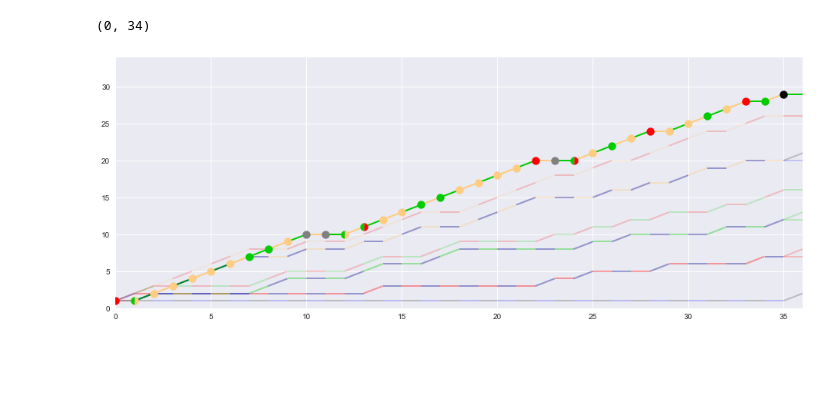
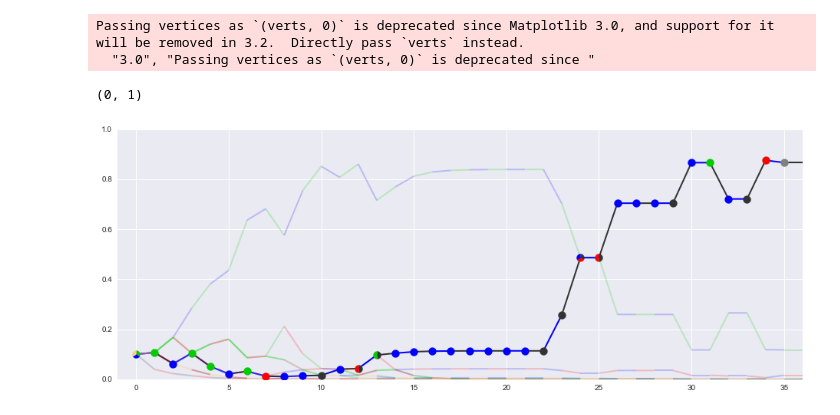
Before and after one commit to madrury/mtg-draftbot, a Jupyter notebook: draft-experiments.ipynb, the cells around one changed output. Drawn from its saved outputs; the diff is of its cells as text; code cells hidden in the pictures; blank space fills up the shorter version.

```diff
--- a/draft-experiments.ipynb
+++ b/draft-experiments.ipynb
@@ -29,14 +34,4 @@ def history_to_dataframe(history):
 # %%
-def make_archytype_color_mapping(alpha):
-    arch_color_mapping = {
-        'W': [1, 0.8, 0.5, alpha],
-        'U': [0, 0, 1, alpha],
-        'B': [0, 0, 0, alpha],
-        'R': [1, 0, 0, alpha],
-        'G': [0, 0.8, 0, alpha]
-    }
-    return arch_color_mapping
-
 def plot_alternating_color_line(ax, x, y, colors):
     points = np.array([x, y]).T.reshape(-1, 1, 2)
     segments = np.concatenate([points[:-1], points[1:]], axis=1)
@@ -48,10 +43,6 @@ def plot_alternating_color_line(ax, x, y, colors):
     lc.set_array(x)
     lc.set_linewidth(2)
     ax.add_collection(lc)
-
-def make_archytype_colors(arch, alpha=1):
-    arch_color_mapping = make_archytype_color_mapping(alpha)
-    return [arch_color_mapping[c] for c in arch]
 # %%
 def plot_color_identity_dot(ax, x, y, color_identity, alpha=1.0):
     arch_color_mapping = make_archytype_color_mapping(alpha)
@@ -60,44 +51,45 @@ def plot_color_identity_dot(ax, x, y, color_identity, alpha=1.0):
         ax.scatter(x, y, c=['grey'], s=100, zorder=2)
     if len(colors) == 1:
         ax.scatter(x, y, c=[colors[0]], s=100, zorder=2)
-    if len(colors) == 2:
+    if len(colors) >= 2:
         plot_two_color_dot(ax, x, y, colors)
 
 def plot_two_color_dot(ax, x, y, colors):
-    # First half circle.
-    xs = [0] + np.cos(np.linspace(np.pi / 2, 3 * np.pi / 2, 25)).tolist()
-    ys = [0] + np.sin(np.linspace(np.pi / 2, 3 * np.pi / 2, 25)).tolist()
-    xy1 = np.column_stack([xs, ys])
-    s1 = np.abs(xy1).max()
-    # Second half circle
-    xs = [0] + np.cos(np.linspace(3 * np.pi / 2, 5 * np.pi / 2, 25)).tolist()
-    ys = [0] + np.sin(np.linspace(3 * np.pi / 2, 5 * np.pi / 2, 25)).tolist()
-    xy2 = np.column_stack([xs, ys])
-    s2 = np.abs(xy2).max()
-    ax.scatter(x, y, marker=(xy1, 0), s=100, facecolor=colors[0], zorder=2)
-    ax.scatter(x, y, marker=(xy2, 0), s=100, facecolor=colors[1], zorder=2)
+    angles = list(np.linspace(start=0, stop=2*np.pi, num=(len(colors) + 1)))
+    begin_angles = angles[:-1]
+    end_angles = angles[1:]
+    for angle, end_angle, color in zip(begin_angles, end_angles, colors):
+        xs = [0] + np.sin(np.linspace(angle, end_angle, 25)).tolist()
+        ys = [0] + np.cos(np.linspace(angle, end_angle, 25)).tolist()
+        xy = np.column_stack([xs, ys])
+        ax.scatter(x, y, marker=(xy, 0), s=100, facecolor=color, zorder=2)
 # %%
 fig, ax = plt.subplots(figsize=(16, 6))
 
-history_df = history_to_dataframe(drafter._archytype_preferences_history)
+history_df = pd.DataFrame(drafter._archytype_preferences_history)
+history_df = pd.DataFrame(
+    np.exp(history_df).values / np.exp(history_df).sum(axis=1).values.reshape(-1, 1),
+    columns=history_df.columns)
 card_colors = [card['colorIdentity'] for card in drafter.cards]
 
 winning_archytype = history_df.max().idxmax()
 winning_history = history_df.loc[:, winning_archytype]
 
 colors = make_archytype_colors(winning_archytype, alpha=1.0)
 plot_alternating_color_line(ax, winning_history.index.values, winning_history.values, colors)
 
 for arch in set(history_df.columns) - set([winning_archytype]):
     arch_history = history_df.loc[:, arch]
     colors = make_archytype_colors(arch, alpha=0.2)
     plot_alternating_color_line(ax, arch_history.index.values, arch_history.values, colors)
 
 for color_pair, x, y in zip(card_colors, winning_history.index.values, winning_history.values):
     plot_color_identity_dot(ax, x, y, color_pair)
 
-    ax.set_xlim(0, 36)
-ax.set_ylim(0, 34)
+ax.set_xlim(-1, 36)
+ax.set_ylim(0, 1)
 # %% [output]
-(0, 34)
+Passing vertices as `(verts, 0)` is deprecated since Matplotlib 3.0, and support for it will be removed in 3.2.  Directly pass `verts` instead.
+  "3.0", "Passing vertices as `(verts, 0)` is deprecated since "
+(0, 1)
-[figure, old version]
+[figure, new version]
```
Also changed, not shown: parts of 6 cells of this notebook.
